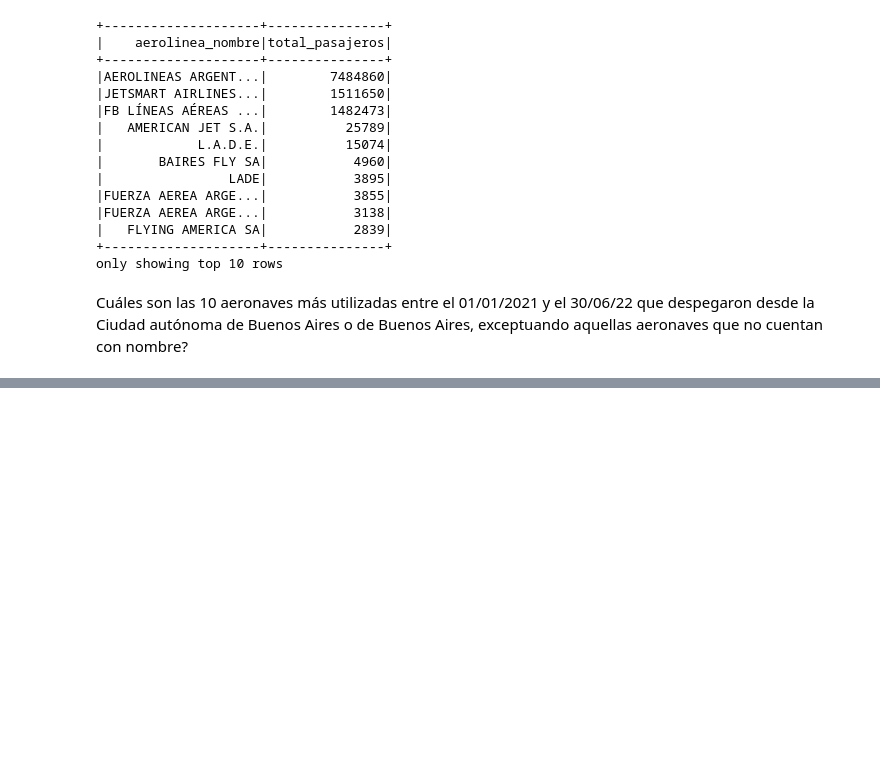
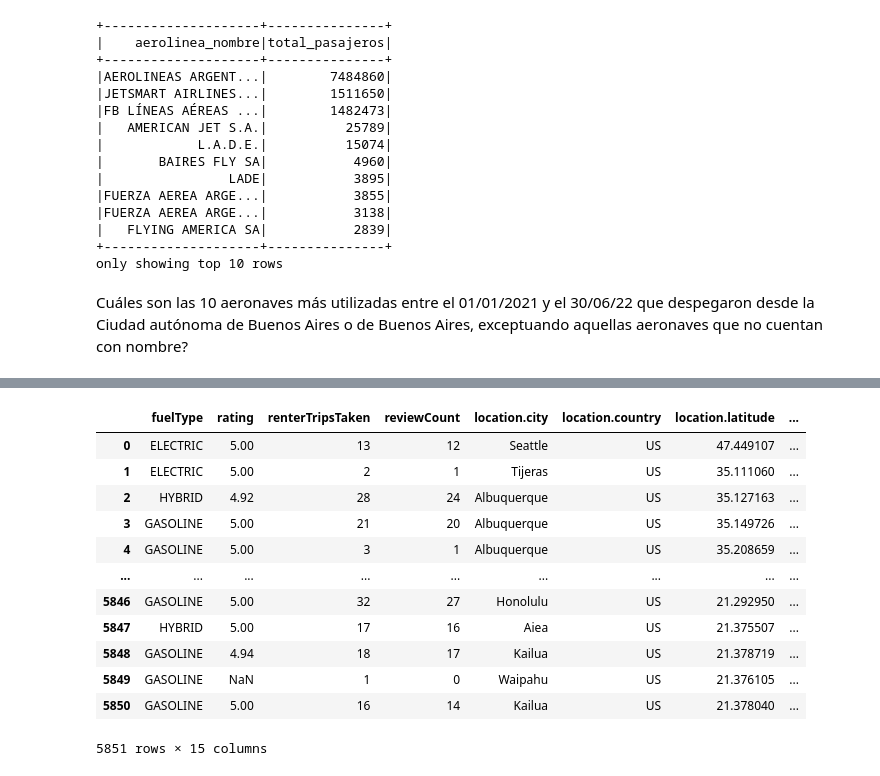
Before and after one commit to gabrielfernandorey/EDVAI, a Jupyter notebook: TP Final/Edvai_TP_Final.ipynb, the cells around one changed output, grey strips where cells are left out. Cells and saved outputs as stored; diff of their text form; code cells hidden in the pictures; blank space fills up the shorter version.

```diff
--- a/TP Final/Edvai_TP_Final.ipynb
+++ b/TP Final/Edvai_TP_Final.ipynb
@@ -412,0 +443,18 @@ Cuáles son las 10 aeronaves más utilizadas entre el 01/01/2021 y el 30/06/22 q
+# %%
+df_rental = pd.read_csv("/content/CarRentalData.csv", sep=',')
+# %%
+df_rental
+# %% [output]
+|  | fuelType | rating | renterTripsTaken | reviewCount | location.city | location.country | location.latitude | ... |
+| 0 | ELECTRIC | 5.00 | 13 | 12 | Seattle | US | 47.449107 | ... |
+| 1 | ELECTRIC | 5.00 | 2 | 1 | Tijeras | US | 35.111060 | ... |
+| 2 | HYBRID | 4.92 | 28 | 24 | Albuquerque | US | 35.127163 | ... |
+| 3 | GASOLINE | 5.00 | 21 | 20 | Albuquerque | US | 35.149726 | ... |
+| 4 | GASOLINE | 5.00 | 3 | 1 | Albuquerque | US | 35.208659 | ... |
+| ... | ... | ... | ... | ... | ... | ... | ... | ... |
+| 5846 | GASOLINE | 5.00 | 32 | 27 | Honolulu | US | 21.292950 | ... |
+| 5847 | HYBRID | 5.00 | 17 | 16 | Aiea | US | 21.375507 | ... |
+| 5848 | GASOLINE | 4.94 | 18 | 17 | Kailua | US | 21.378719 | ... |
+| 5849 | GASOLINE | NaN | 1 | 0 | Waipahu | US | 21.376105 | ... |
+| 5850 | GASOLINE | 5.00 | 16 | 14 | Kailua | US | 21.378040 | ... |
+5851 rows × 15 columns
```
Also changed, not shown: parts of 18 cells of this notebook.
